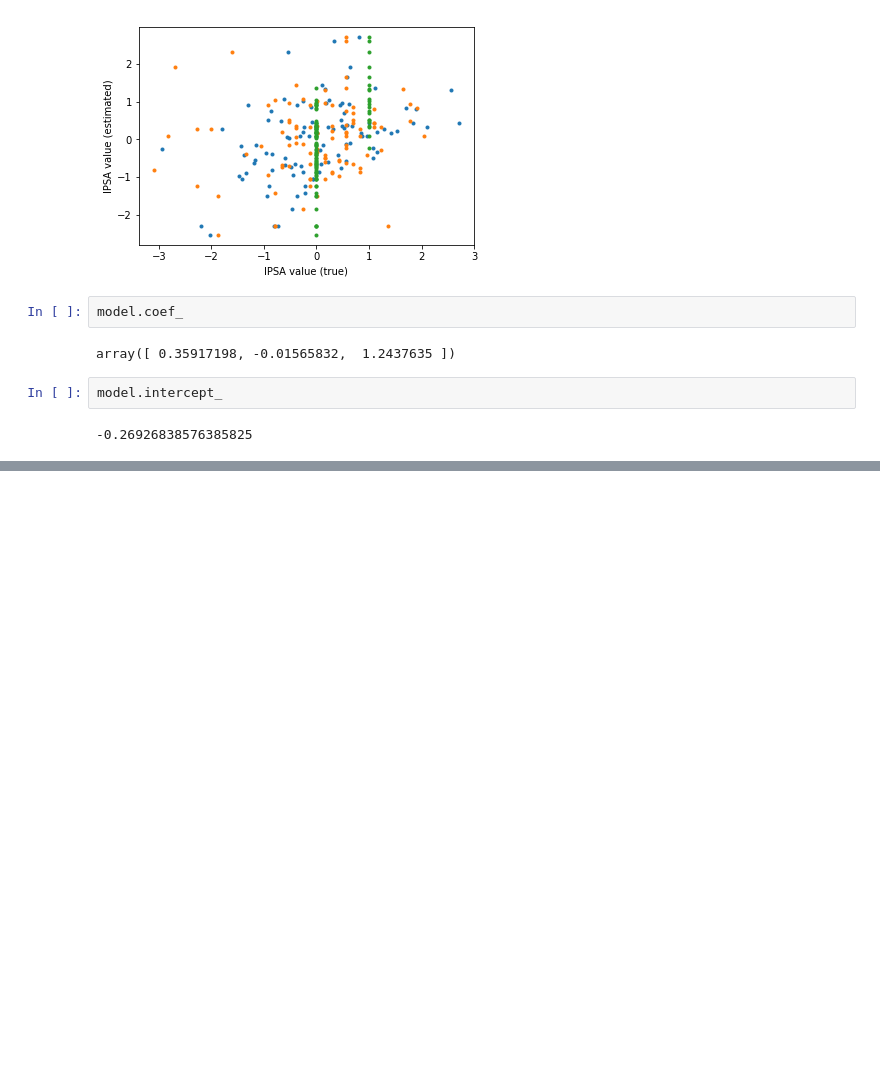
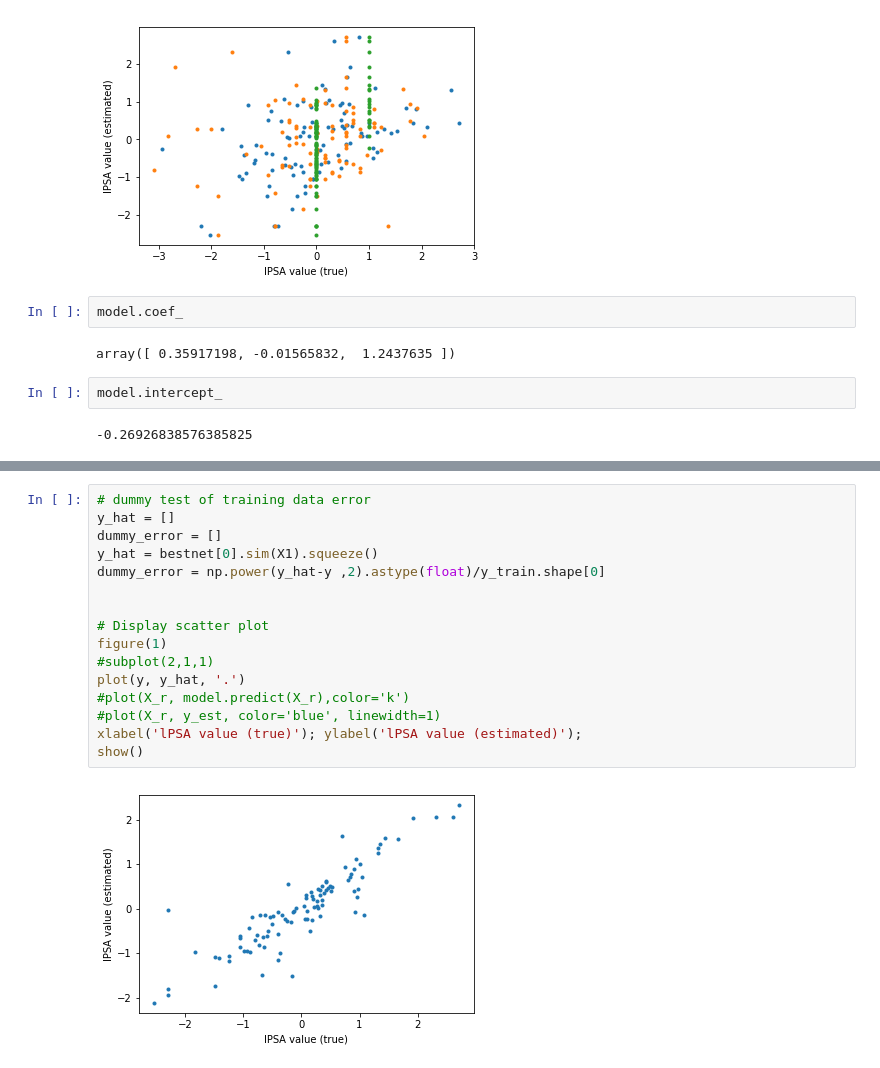
Before and after one commit to gretatuckute/ML_fall2018, a Jupyter notebook: ML_Report_2.ipynb, the cells around one changed output, grey strips where cells are left out. Cells and saved outputs as stored; diff of their text form; blank space fills up the shorter version.

```diff
--- a/ML_Report_2.ipynb
+++ b/ML_Report_2.ipynb
@@ -447,0 +570,18 @@ model.intercept_
+# %%
+# dummy test of training data error
+y_hat = []
+dummy_error = []
+y_hat = bestnet[0].sim(X1).squeeze()
+dummy_error = np.power(y_hat-y ,2).astype(float)/y_train.shape[0]
+
+
+# Display scatter plot
+figure(1)
+#subplot(2,1,1)
+plot(y, y_hat, '.')
+#plot(X_r, model.predict(X_r),color='k')
+#plot(X_r, y_est, color='blue', linewidth=1)
+xlabel('lPSA value (true)'); ylabel('lPSA value (estimated)');
+show()
+# %% [output]
+[figure, added]
```
Also changed, not shown: parts of 9 cells of this notebook, 2 other files.
